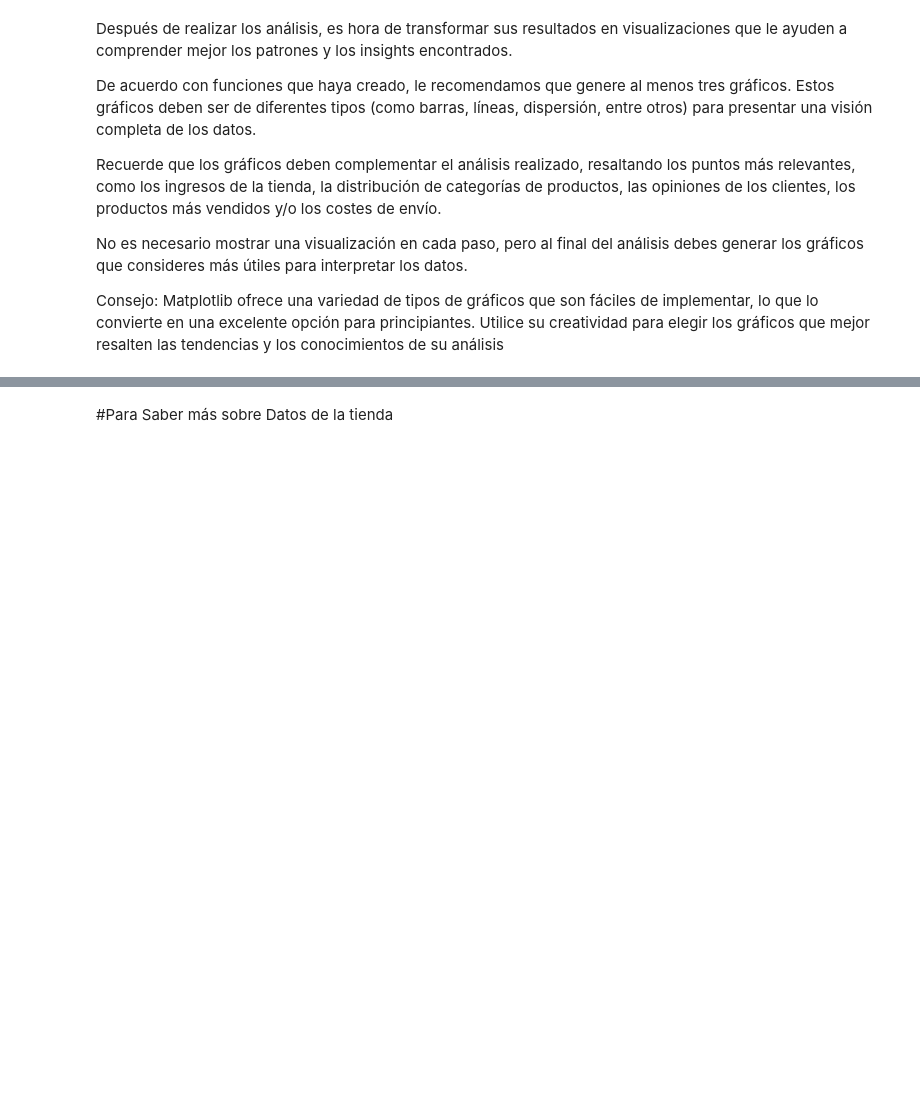
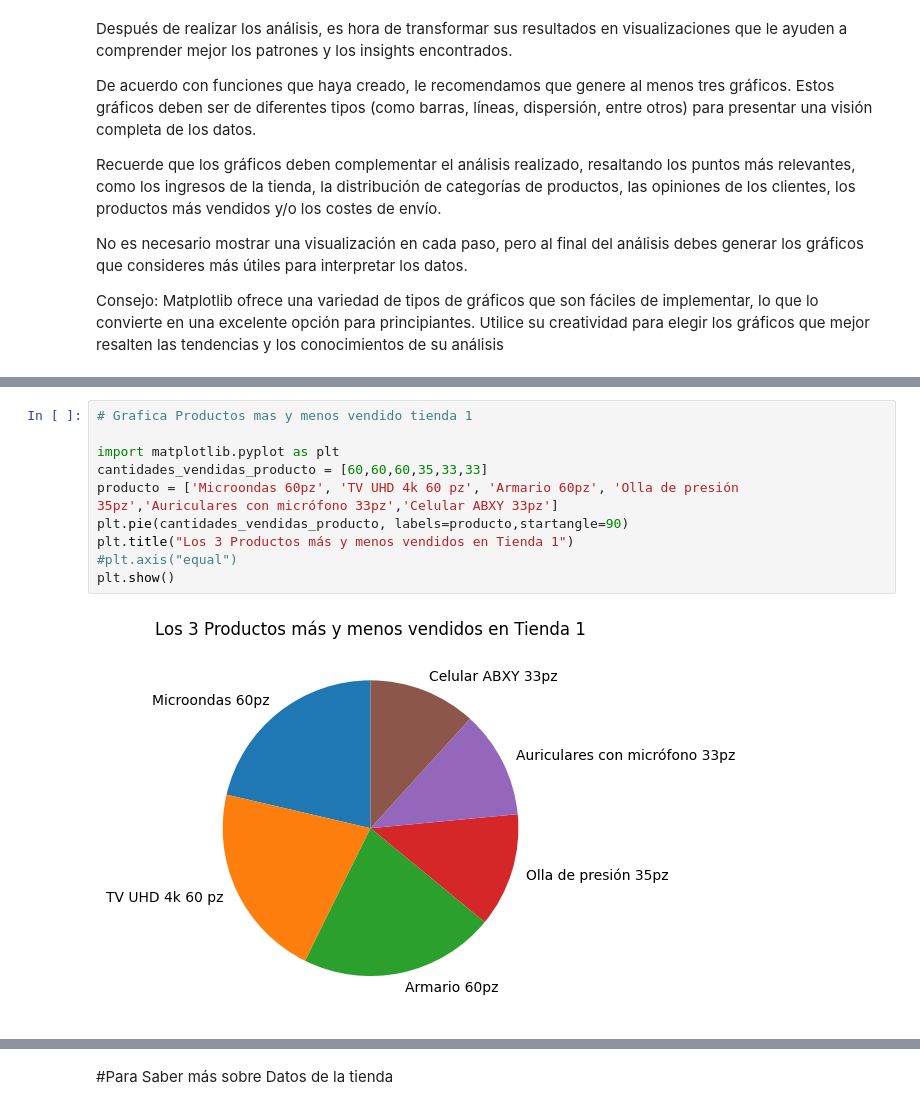
Before and after one commit to jorgevillegazz/Python_Challenge_1, a Jupyter notebook: AluraStoreLatam.ipynb, the cells around one changed output, grey strips where cells are left out. Saved outputs shown, nothing was run; the diff lists cells and outputs as text; blank space fills up the shorter version.

```diff
--- a/AluraStoreLatam.ipynb
+++ b/AluraStoreLatam.ipynb
@@ -566,0 +577,12 @@ plt.show()
+# %%
+# Grafica Productos mas y menos vendido tienda 1
+
+import matplotlib.pyplot as plt
+cantidades_vendidas_producto = [60,60,60,35,33,33]
+producto = ['Microondas 60pz', 'TV UHD 4k 60 pz', 'Armario 60pz', 'Olla de presión 35pz','Auriculares con micrófono 33pz','Celular ABXY 33pz']
+plt.pie(cantidades_vendidas_producto, labels=producto,startangle=90)
+plt.title("Los 3 Productos más y menos vendidos en Tienda 1")
+#plt.axis("equal")
+plt.show()
+# %% [output]
+[figure, added]
```
Also changed, not shown: parts of 7 cells of this notebook.
